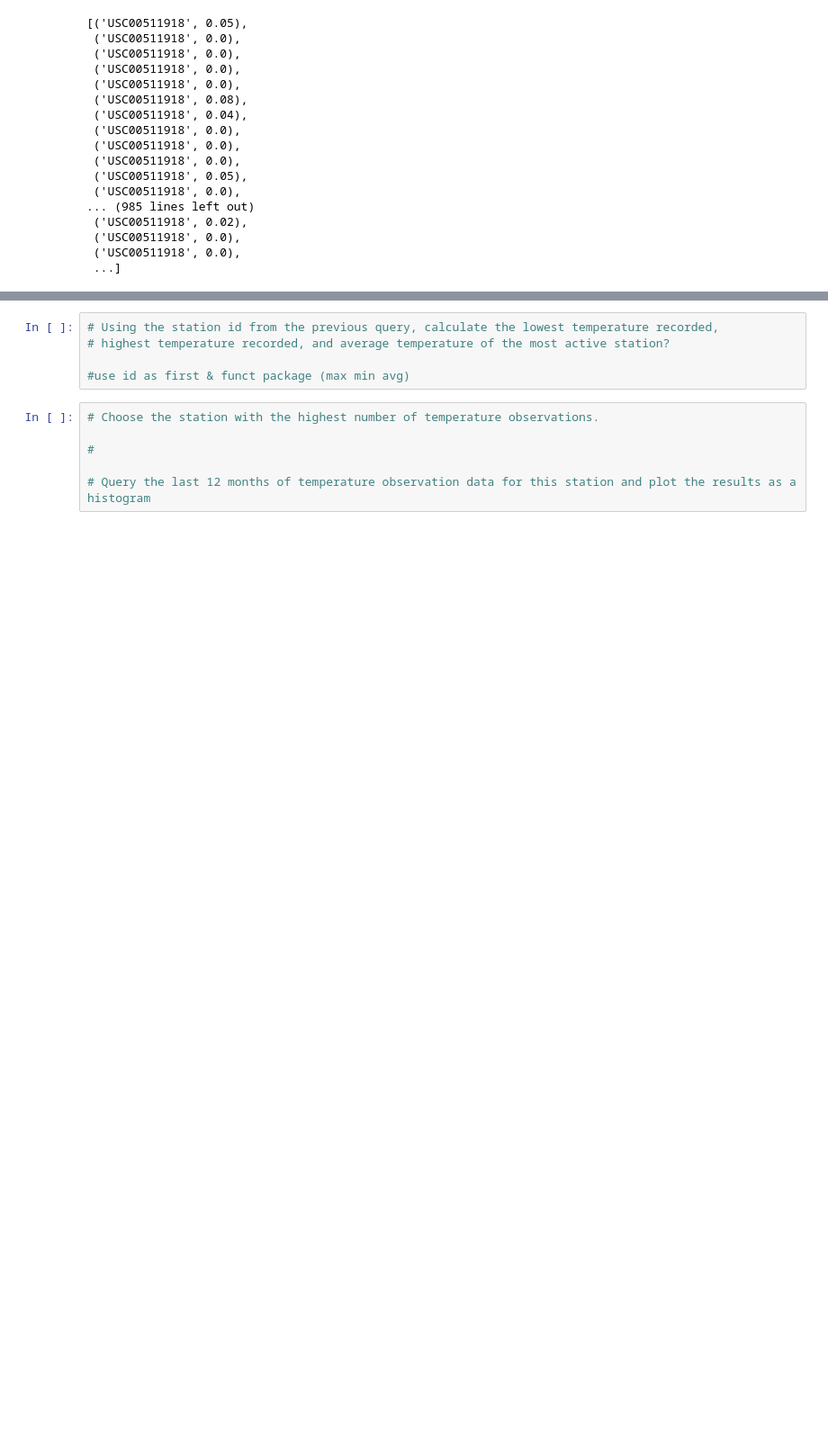
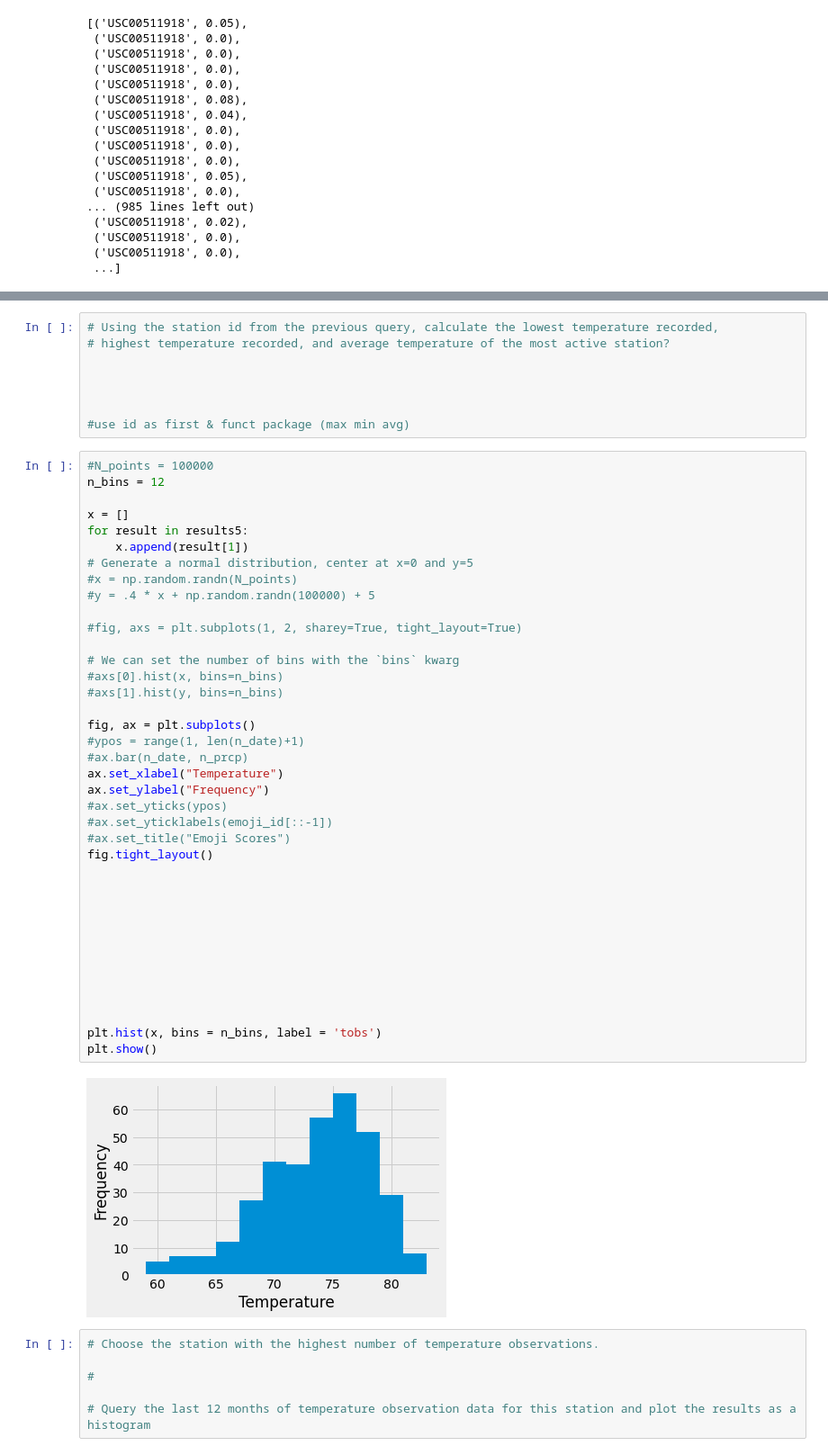
Before and after one commit to jtslater2/JTS-HW10-SQLAlchemy, a Jupyter notebook: climate_starter-jts.ipynb, the cells around one changed output, grey strips where cells are left out. Shown at 90% size. Cells and saved outputs as stored; diff of their text form; blank space fills up the shorter version.

```diff
--- a/climate_starter-jts.ipynb
+++ b/climate_starter-jts.ipynb
@@ -368,7 +381,50 @@ AttributeError: 'list' object has no attribute 'mean'
 # Using the station id from the previous query, calculate the lowest temperature recorded,
 # highest temperature recorded, and average temperature of the most active station?
 
+
+
+
 #use id as first & funct package (max min avg)
+# %%
+#N_points = 100000
+n_bins = 12
+
+x = []
+for result in results5:
+    x.append(result[1])
+# Generate a normal distribution, center at x=0 and y=5
+#x = np.random.randn(N_points)
+#y = .4 * x + np.random.randn(100000) + 5
+
+#fig, axs = plt.subplots(1, 2, sharey=True, tight_layout=True)
+
+# We can set the number of bins with the `bins` kwarg
+#axs[0].hist(x, bins=n_bins)
+#axs[1].hist(y, bins=n_bins)
+
+fig, ax = plt.subplots()
+#ypos = range(1, len(n_date)+1)
+#ax.bar(n_date, n_prcp)
+ax.set_xlabel("Temperature")
+ax.set_ylabel("Frequency")
+#ax.set_yticks(ypos)
+#ax.set_yticklabels(emoji_id[::-1])
+#ax.set_title("Emoji Scores")
+fig.tight_layout()
+
+
+
+
+
+
+
+
+
+
+plt.hist(x, bins = n_bins, label = 'tobs')
+plt.show()
+# %% [output]
+[figure, added]
 # %%
 # Choose the station with the highest number of temperature observations.
 
```
Also changed, not shown: parts of 13 cells of this notebook.
